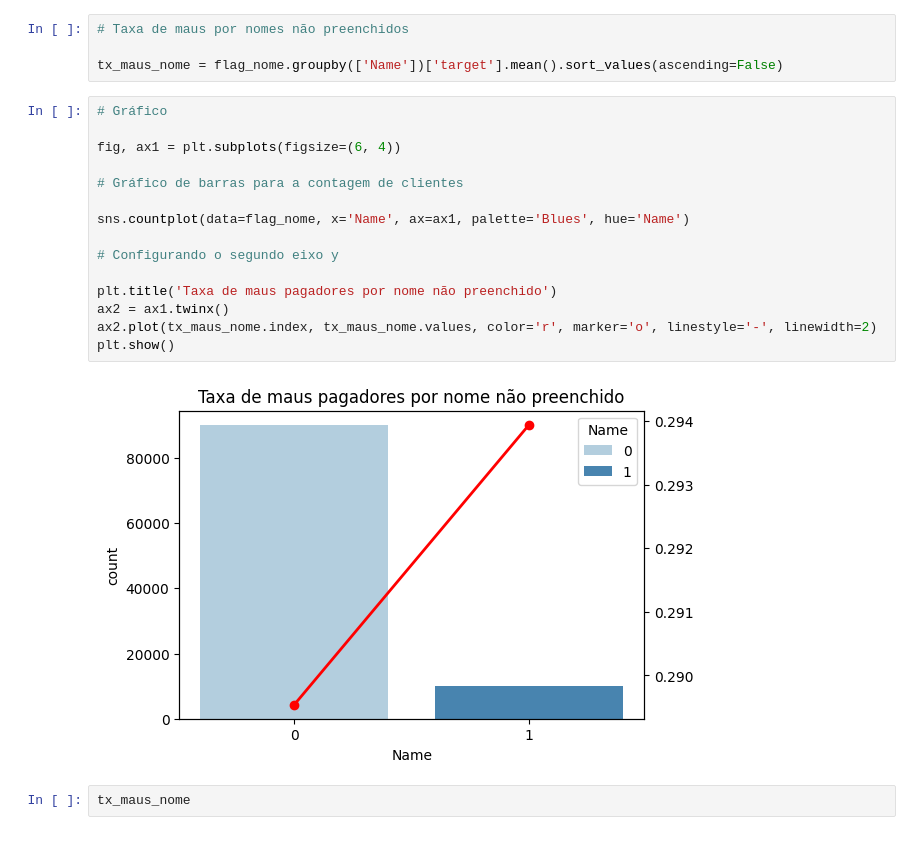
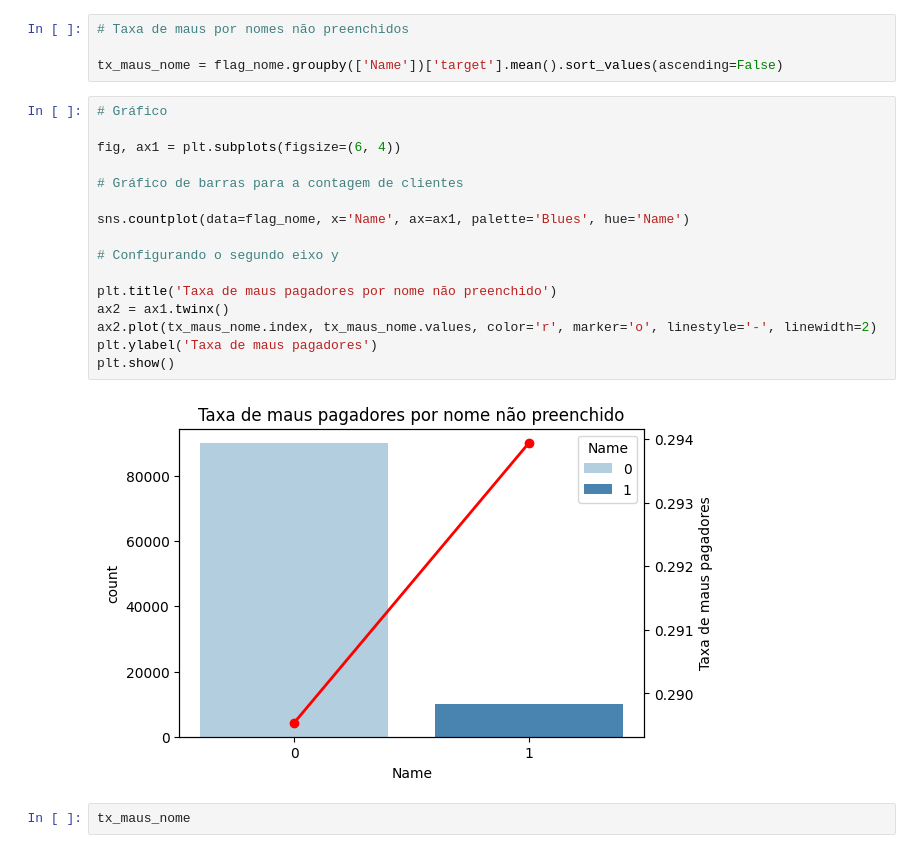
Before and after one commit to deborabmfreitas/credit-score-prediction, a Jupyter notebook: 1.exploratory-data-analysis.ipynb, the cells around one changed output. Saved outputs shown, nothing was run; the diff lists cells and outputs as text.

```diff
--- a/1.exploratory-data-analysis.ipynb
+++ b/1.exploratory-data-analysis.ipynb
@@ -250,20 +272,21 @@ tx_maus_nome = flag_nome.groupby(['Name'])['target'].mean().sort_values(ascendin
 # %%
 # Gráfico
 
 fig, ax1 = plt.subplots(figsize=(6, 4))
 
 # Gráfico de barras para a contagem de clientes
 
 sns.countplot(data=flag_nome, x='Name', ax=ax1, palette='Blues', hue='Name')
 
 # Configurando o segundo eixo y
 
 plt.title('Taxa de maus pagadores por nome não preenchido')
 ax2 = ax1.twinx()
 ax2.plot(tx_maus_nome.index, tx_maus_nome.values, color='r', marker='o', linestyle='-', linewidth=2)
+plt.ylabel('Taxa de maus pagadores')
 plt.show()
 # %% [output]
-[figure, old version]
+[figure, new version]
 # %%
 tx_maus_nome
 # %% [output]
```
Also changed, not shown: parts of 8 cells of this notebook.
